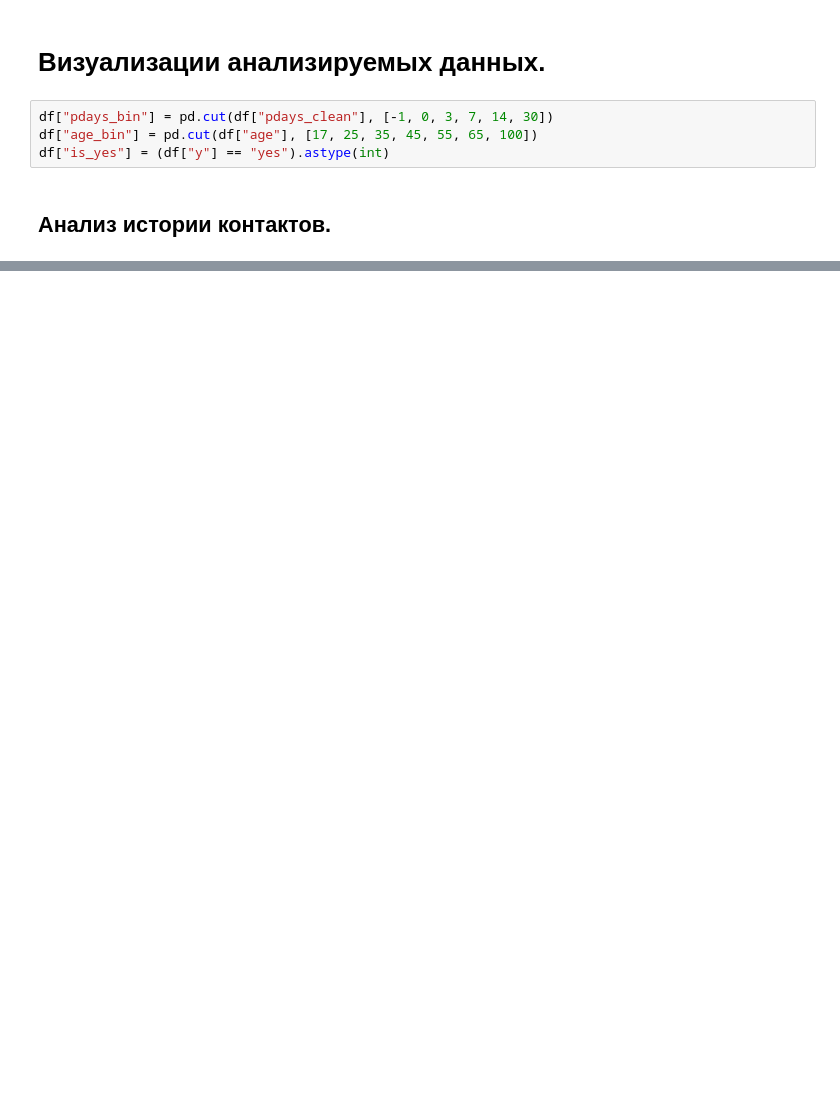
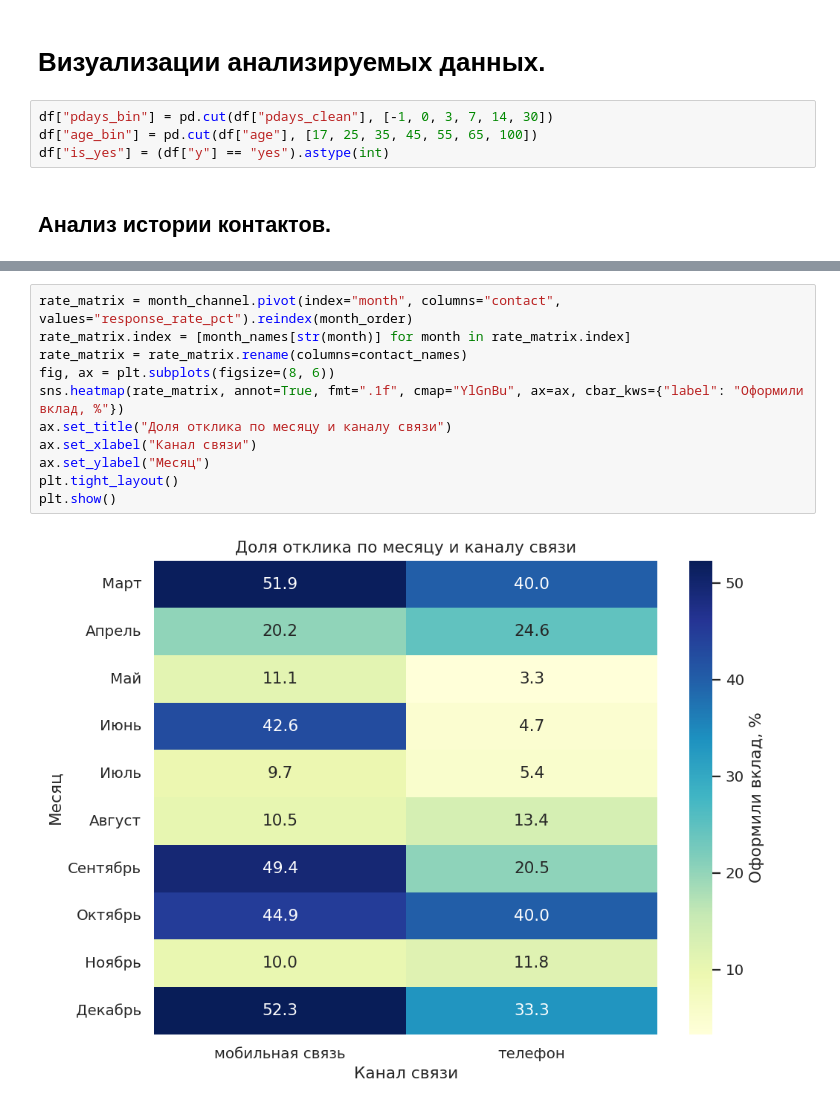
Before and after one commit to KgAmerlion/project_practice_team_1, a Jupyter notebook: Notebook_Bank_Marketing_analitika (2).ipynb, the cells around one changed output, grey strips where cells are left out. Drawn from its saved outputs; the diff is of its cells as text; blank space fills up the shorter version.

```diff
--- a/Notebook_Bank_Marketing_analitika (2).ipynb
+++ b/Notebook_Bank_Marketing_analitika (2).ipynb
@@ -217,0 +530,13 @@ plt.show()
+# %%
+rate_matrix = month_channel.pivot(index="month", columns="contact", values="response_rate_pct").reindex(month_order)
+rate_matrix.index = [month_names[str(month)] for month in rate_matrix.index]
+rate_matrix = rate_matrix.rename(columns=contact_names)
+fig, ax = plt.subplots(figsize=(8, 6))
+sns.heatmap(rate_matrix, annot=True, fmt=".1f", cmap="YlGnBu", ax=ax, cbar_kws={"label": "Оформили вклад, %"})
+ax.set_title("Доля отклика по месяцу и каналу связи")
+ax.set_xlabel("Канал связи")
+ax.set_ylabel("Месяц")
+plt.tight_layout()
+plt.show()
+# %% [output]
+[figure, added]
```
Also changed, not shown: parts of 26 cells of this notebook.
